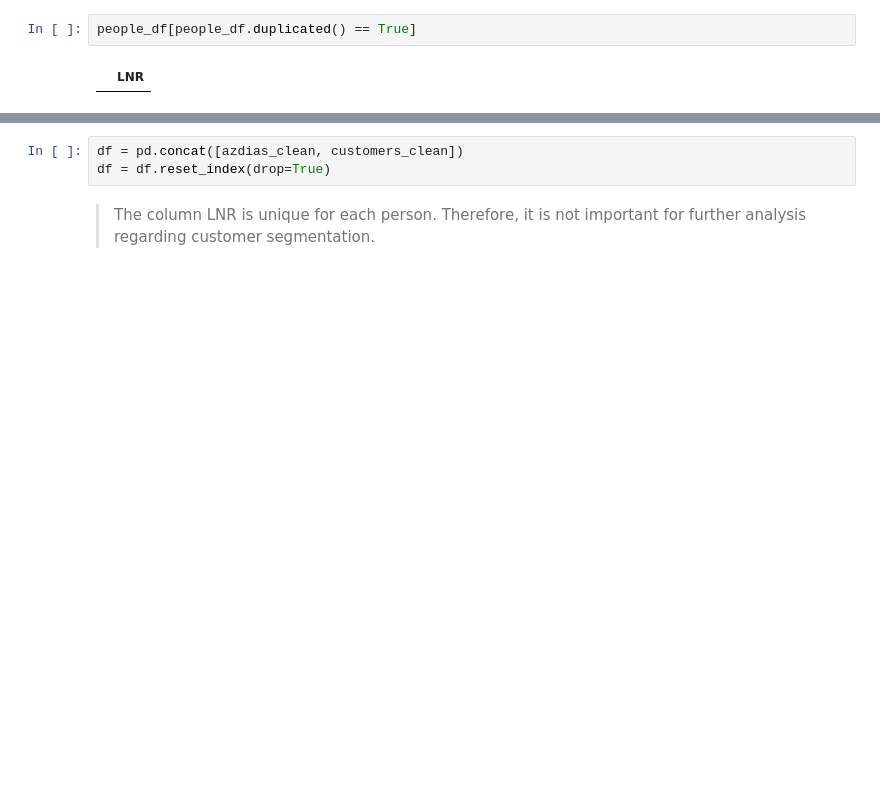
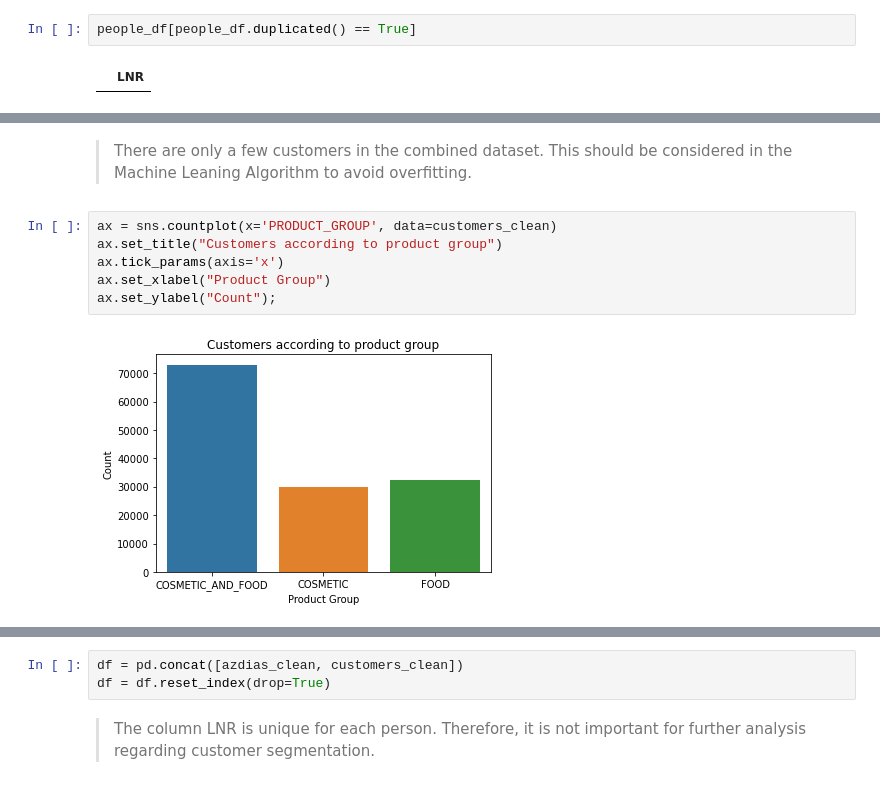
Before and after one commit to the-m8/Travelling_to_Seattle_Accomodations, a Jupyter notebook: Project_4/Arvato Project Workbook.ipynb, the cells around one changed output, grey strips where cells are left out. Saved outputs shown, nothing was run; the diff lists cells and outputs as text; blank space fills up the shorter version.

```diff
--- a/Project_4/Arvato Project Workbook.ipynb
+++ b/Project_4/Arvato Project Workbook.ipynb
@@ -558,0 +696,10 @@ people_df[people_df.duplicated() == True]
+# %% [markdown]
+> There are only a few customers in the combined dataset. This should be considered in the Machine Leaning Algorithm to avoid overfitting.
+# %%
+ax = sns.countplot(x='PRODUCT_GROUP', data=customers_clean)
+ax.set_title("Customers according to product group")
+ax.tick_params(axis='x')
+ax.set_xlabel("Product Group")
+ax.set_ylabel("Count");
+# %% [output]
+[figure, added]
```
Also changed, not shown: parts of 115 cells of this notebook.
